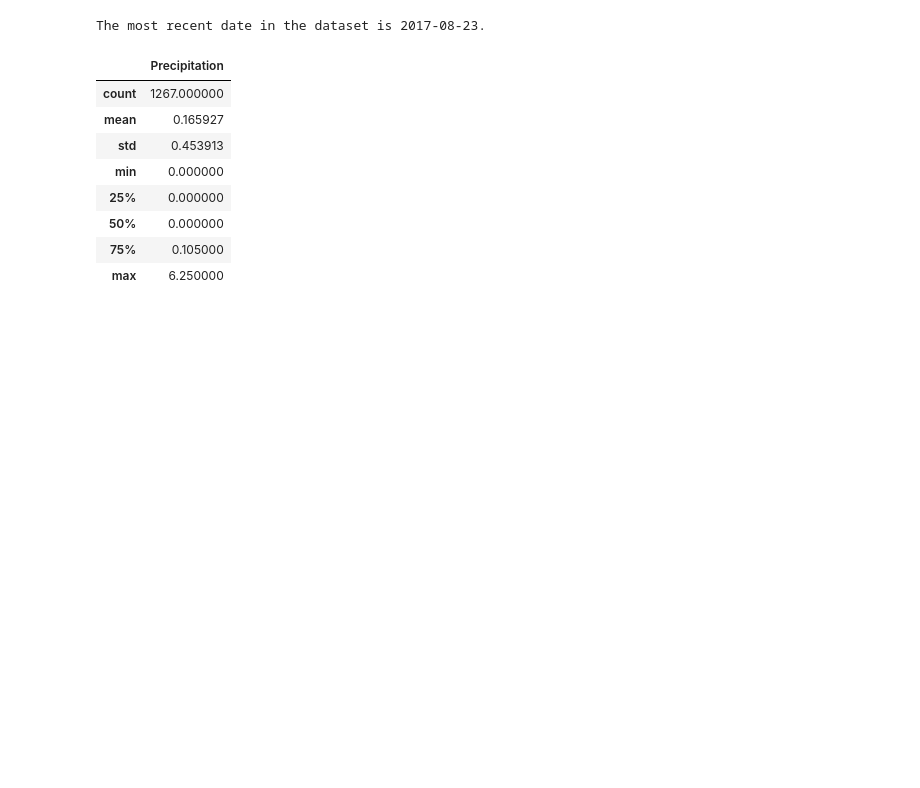
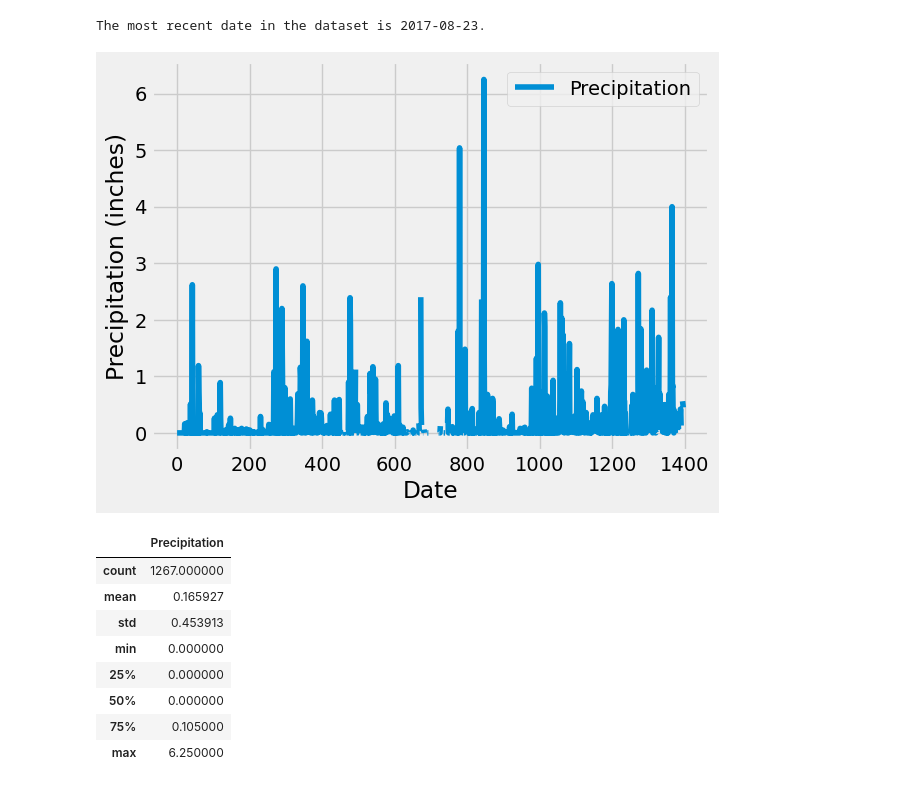
Before and after one commit to Morgen-Henry/sqlalchemy-challenge, a Jupyter notebook: SurfsUp/climate_starter.ipynb, the cells around one changed output. Drawn from its saved outputs; the diff is of its cells as text; code cells hidden in the pictures; blank space fills up the shorter version.

```diff
--- a/SurfsUp/climate_starter.ipynb
+++ b/SurfsUp/climate_starter.ipynb
@@ -46,25 +46,29 @@ The most recent date in the dataset is 2017-08-23.
 # %%
 # Design a query to retrieve the last 12 months of precipitation data and plot the results.
 # Starting from the most recent data point in the database.
 # most recent year: see last cell
 
 # Calculate the date one year from the last date in data set.
 # one year ago: 2017-08-23 minus one year -> 2016-08-23
 
 # Perform a query to retrieve the data and precipitation scores
 precip = session.query(Measurement.date, Measurement.prcp).filter(Measurement.date >= '2016.08.23').all()
 
 # Save the query results as a Pandas DataFrame. Explicitly set the column names
 precip_df = pd.DataFrame(precip)
 precip_df=precip_df.rename(columns={'prcp':'Precipitation', 'date':'Date'})
 
 # Sort the dataframe by date
 precipt_df = precip_df.sort_values(['Date'], ascending=True)
 precipt_df = precip_df.set_index('Date').dropna()
 
 # Use Pandas Plotting with Matplotlib to plot the data
-precip_df.plot
+precip_df.plot()
+plt.xlabel('Date')
+plt.ylabel('Precipitation (inches)')
 plt.show()
+# %% [output]
+[figure, added]
 # %%
 # Use Pandas to calculate the summary statistics for the precipitation data
 precip_df.describe()
```
Also changed, not shown: parts of 1 cell of this notebook.
